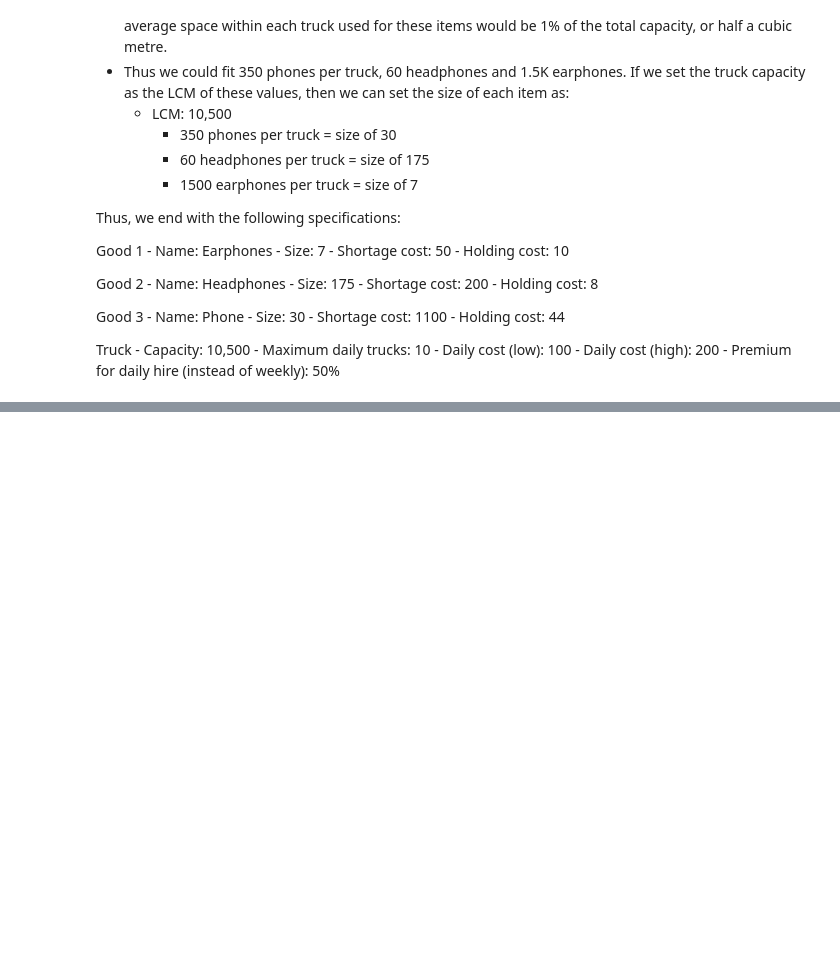
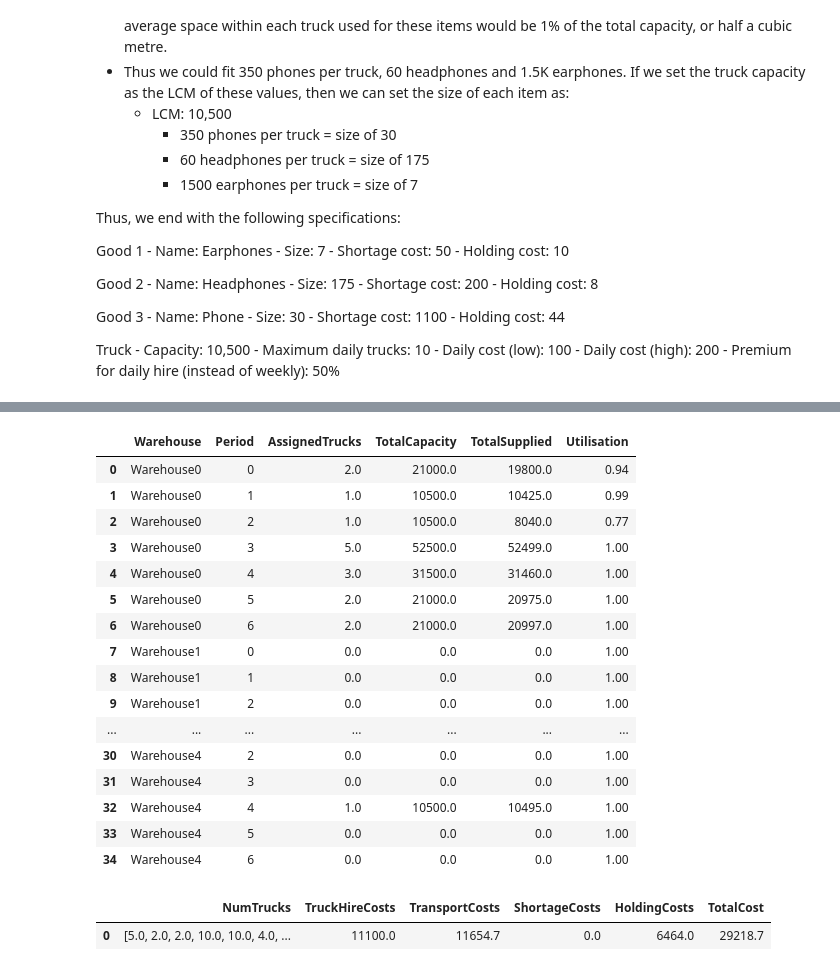
Before and after one commit to Slippykins/optimisation-for-industry-group3, a Jupyter notebook: notebook/multi_period_black_friday.ipynb, the cells around one changed output, grey strips where cells are left out. Saved outputs shown, nothing was run; the diff lists cells and outputs as text; code cells hidden in the pictures; blank space fills up the shorter version.

Commit message:
split case study from scale study

```diff
--- a/notebook/multi_period_black_friday.ipynb
+++ b/notebook/multi_period_black_friday.ipynb
@@ -393,0 +382,25 @@ def get_cost_attribution_df(
+# %%
+case_study_stats = []
+
+for case_study in ["daily_trucks_high_cost", "daily_trucks_low_cost", "weekly_trucks_high_cost", "weekly_trucks_low_cost"]:
+    with open(f"../data/case_study/{case_study}.json", 'r') as case_study_file:
+        case_study_input = json.load(case_study_file)
+
+    scenario_params = ScenarioParams(study_type='case_study', **case_study_input)
+
+    solution_dict = solve_model(
+        scenario_parameters=scenario_params,
+        opt_param_dict=None,
+        branch=False
+    )
+
+    case_study_stats.append(
+        {
+            'case_study': case_study,
+            'retail_stock_output': solution_dict['retail_stock_output'],
+            'truck_utilisation': solution_dict['truck_utilisation'],
+            'cost_attribution': solution_dict['cost_attribution']
+        }
+    )
+
+    print(f"{case_study} | completed")
@@ -397,4 +442,25 @@ get_retail_stock_df(stats[0]['retail_stock_output'])
 # %%
-get_truck_utilisation_df(stats[0]['truck_utilisation'])
+get_truck_utilisation_df(case_study_stats[0]['truck_utilisation'])
+# %% [output]
+|  | Warehouse | Period | AssignedTrucks | TotalCapacity | TotalSupplied | Utilisation |
+| 0 | Warehouse0 | 0 | 2.0 | 21000.0 | 19800.0 | 0.94 |
+| 1 | Warehouse0 | 1 | 1.0 | 10500.0 | 10425.0 | 0.99 |
+| 2 | Warehouse0 | 2 | 1.0 | 10500.0 | 8040.0 | 0.77 |
+| 3 | Warehouse0 | 3 | 5.0 | 52500.0 | 52499.0 | 1.00 |
+| 4 | Warehouse0 | 4 | 3.0 | 31500.0 | 31460.0 | 1.00 |
+| 5 | Warehouse0 | 5 | 2.0 | 21000.0 | 20975.0 | 1.00 |
+| 6 | Warehouse0 | 6 | 2.0 | 21000.0 | 20997.0 | 1.00 |
+| 7 | Warehouse1 | 0 | 0.0 | 0.0 | 0.0 | 1.00 |
+| 8 | Warehouse1 | 1 | 0.0 | 0.0 | 0.0 | 1.00 |
+| 9 | Warehouse1 | 2 | 0.0 | 0.0 | 0.0 | 1.00 |
+| ... | ... | ... | ... | ... | ... | ... |
+| 30 | Warehouse4 | 2 | 0.0 | 0.0 | 0.0 | 1.00 |
+| 31 | Warehouse4 | 3 | 0.0 | 0.0 | 0.0 | 1.00 |
+| 32 | Warehouse4 | 4 | 1.0 | 10500.0 | 10495.0 | 1.00 |
+| 33 | Warehouse4 | 5 | 0.0 | 0.0 | 0.0 | 1.00 |
+| 34 | Warehouse4 | 6 | 0.0 | 0.0 | 0.0 | 1.00 |
 # %%
-get_cost_attribution_df(stats[0]['cost_attribution'])
+get_cost_attribution_df(case_study_stats[0]['cost_attribution'])
+# %% [output]
+|  | NumTrucks | TruckHireCosts | TransportCosts | ShortageCosts | HoldingCosts | TotalCost |
+| 0 | [5.0, 2.0, 2.0, 10.0, 10.0, 4.0, ... | 11100.0 | 11654.7 | 0.0 | 6464.0 | 29218.7 |
```
Also changed, not shown: parts of 9 cells of this notebook, 14 other files.
